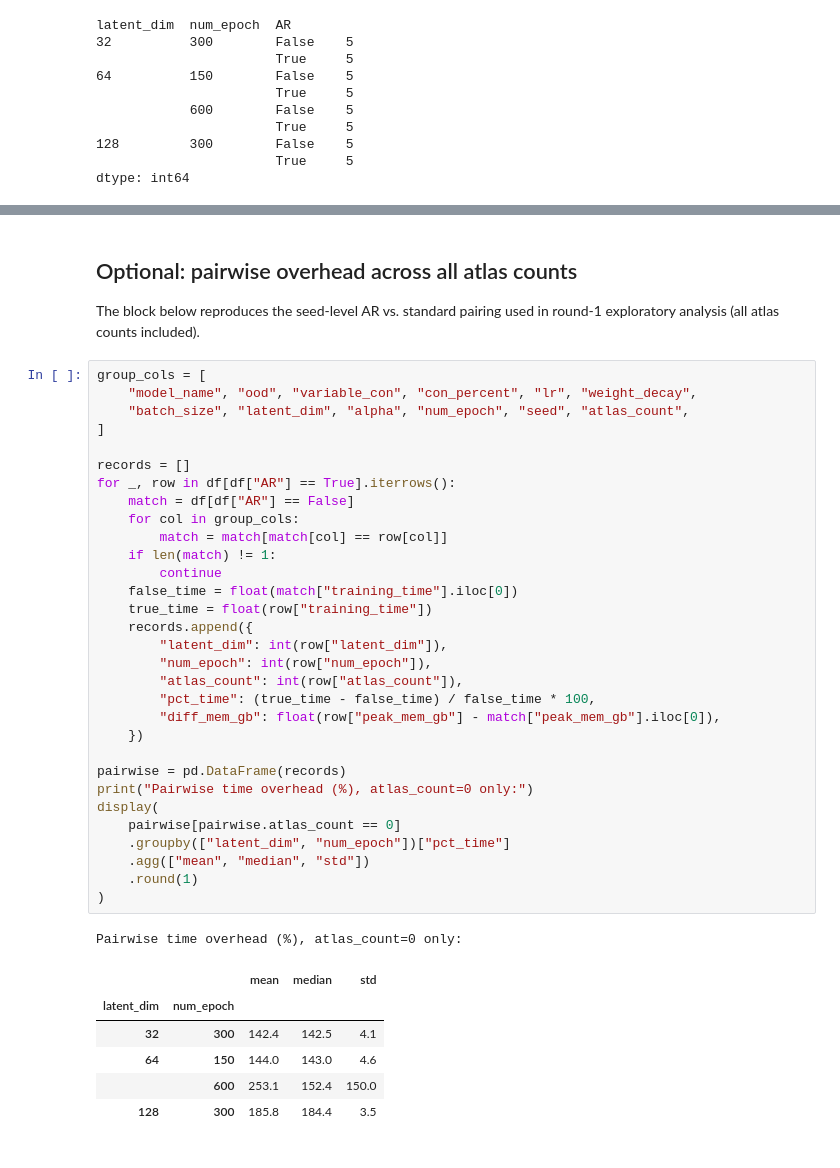
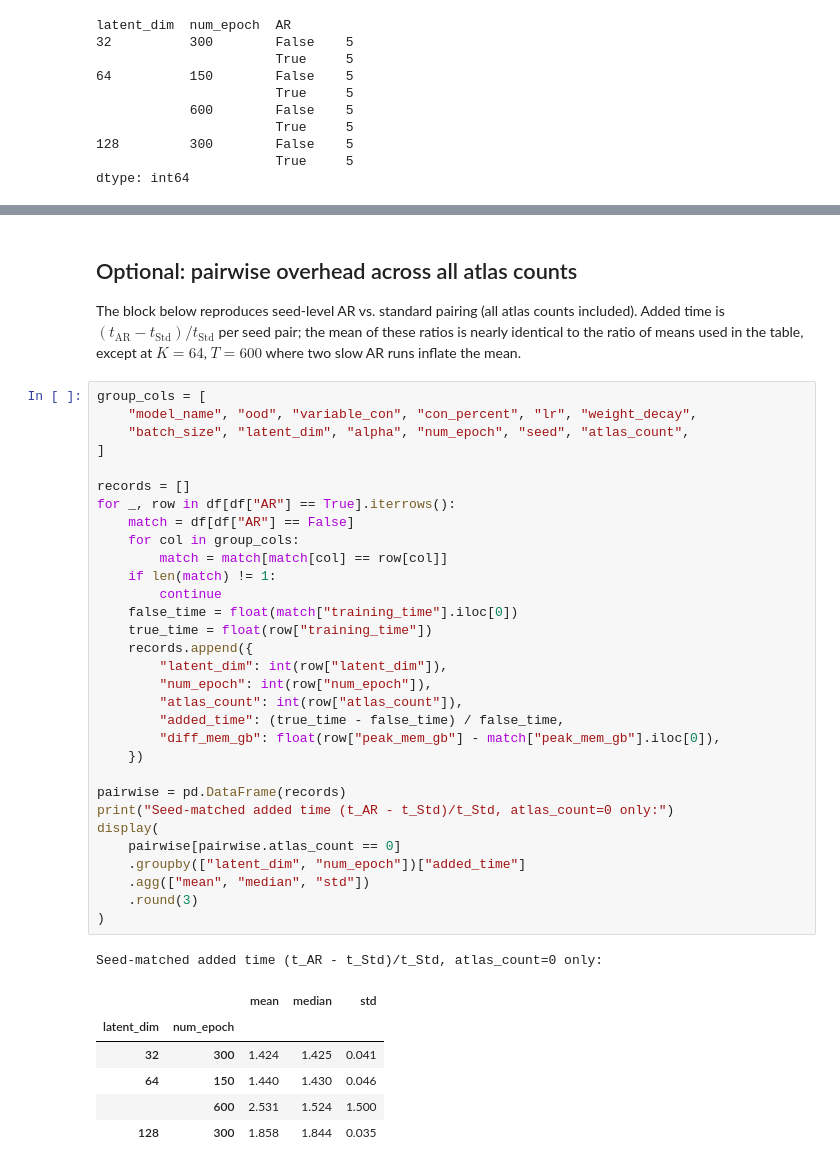
Before and after one commit to microsoft/sc-AR, a Jupyter notebook: eval_scripts/summarize_computational_cost_info.ipynb, the cells around one changed output, grey strips where cells are left out. Saved outputs shown, nothing was run; the diff lists cells and outputs as text.

```diff
--- a/eval_scripts/summarize_computational_cost_info.ipynb
+++ b/eval_scripts/summarize_computational_cost_info.ipynb
@@ -301,43 +372,43 @@ Although AR did not increase peak GPU memory relative to standard training, comp
 # %% [markdown]
 ## Optional: pairwise overhead across all atlas counts
 
-The block below reproduces the seed-level AR vs. standard pairing used in round-1 exploratory analysis (all atlas counts included).
+The block below reproduces seed-level AR vs. standard pairing (all atlas counts included). Added time is $(t_{\mathrm{AR}}-t_{\mathrm{Std}})/t_{\mathrm{Std}}$ per seed pair; the mean of these ratios is nearly identical to the ratio of means used in the table, except at $K=64$, $T=600$ where two slow AR runs inflate the mean.
 # %%
 group_cols = [
     "model_name", "ood", "variable_con", "con_percent", "lr", "weight_decay",
     "batch_size", "latent_dim", "alpha", "num_epoch", "seed", "atlas_count",
 ]
 
 records = []
 for _, row in df[df["AR"] == True].iterrows():
     match = df[df["AR"] == False]
     for col in group_cols:
         match = match[match[col] == row[col]]
     if len(match) != 1:
         continue
     false_time = float(match["training_time"].iloc[0])
     true_time = float(row["training_time"])
     records.append({
         "latent_dim": int(row["latent_dim"]),
         "num_epoch": int(row["num_epoch"]),
         "atlas_count": int(row["atlas_count"]),
-        "pct_time": (true_time - false_time) / false_time * 100,
+        "added_time": (true_time - false_time) / false_time,
         "diff_mem_gb": float(row["peak_mem_gb"] - match["peak_mem_gb"].iloc[0]),
     })
 
 pairwise = pd.DataFrame(records)
-print("Pairwise time overhead (%), atlas_count=0 only:")
+print("Seed-matched added time (t_AR - t_Std)/t_Std, atlas_count=0 only:")
 display(
     pairwise[pairwise.atlas_count == 0]
-    .groupby(["latent_dim", "num_epoch"])["pct_time"]
+    .groupby(["latent_dim", "num_epoch"])["added_time"]
     .agg(["mean", "median", "std"])
-    .round(1)
+    .round(3)
 )
 # %% [output]
-Pairwise time overhead (%), atlas_count=0 only:
+Seed-matched added time (t_AR - t_Std)/t_Std, atlas_count=0 only:
 |  |  | mean | median | std |
 | latent_dim | num_epoch |  |  |  |
-| 32 | 300 | 142.4 | 142.5 | 4.1 |
-| 64 | 150 | 144.0 | 143.0 | 4.6 |
-|  | 600 | 253.1 | 152.4 | 150.0 |
-| 128 | 300 | 185.8 | 184.4 | 3.5 |
+| 32 | 300 | 1.424 | 1.425 | 0.041 |
+| 64 | 150 | 1.440 | 1.430 | 0.046 |
+|  | 600 | 2.531 | 1.524 | 1.500 |
+| 128 | 300 | 1.858 | 1.844 | 0.035 |
```
Also changed, not shown: parts of 5 cells of this notebook, 3 other files.
